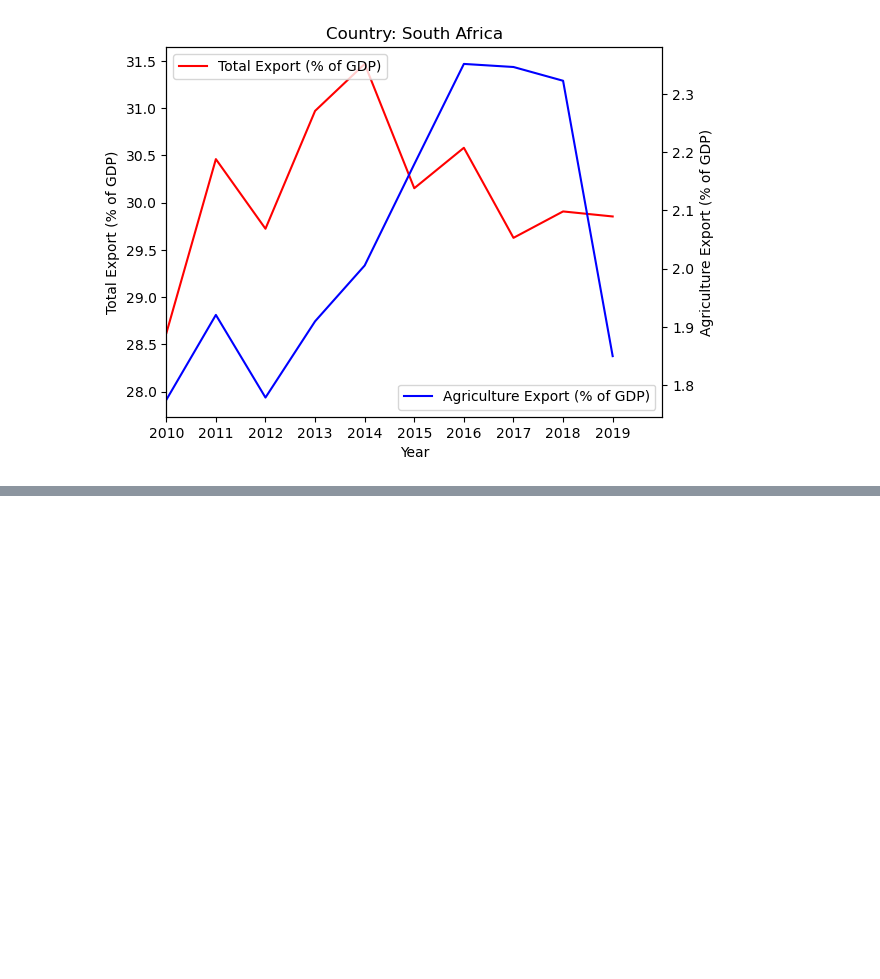
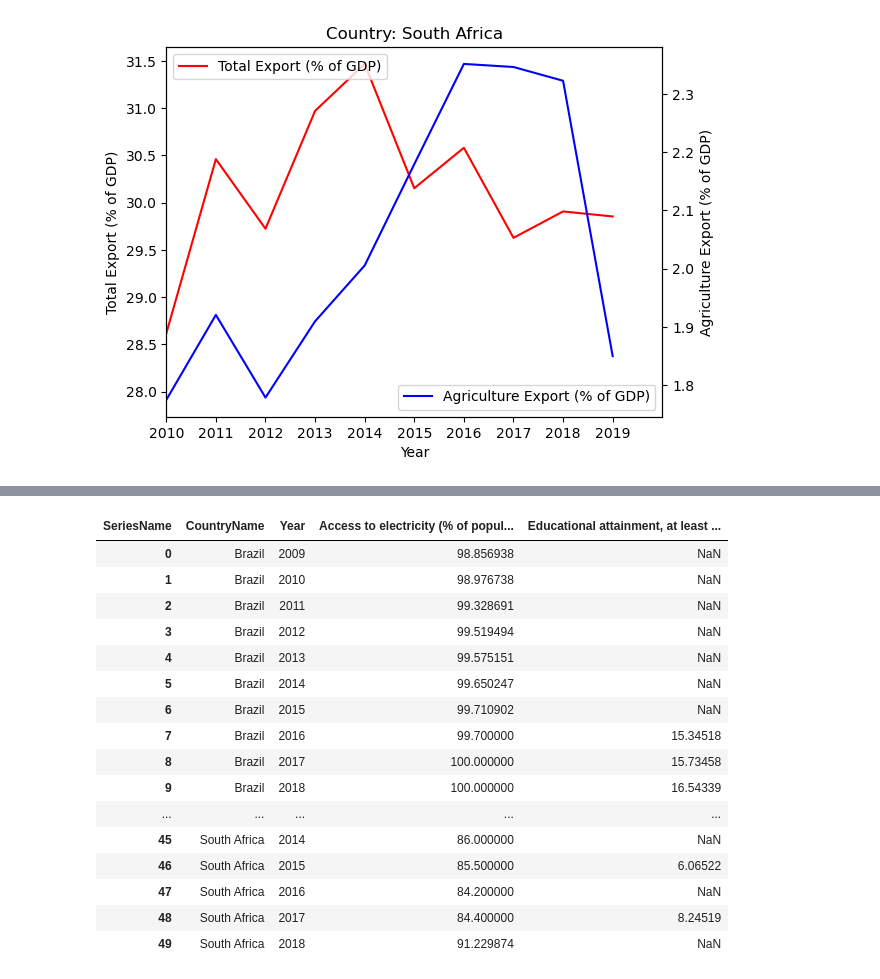
Before and after one commit to SArjaGit/BRICS_Project, a Jupyter notebook: BRICS/Sarath_Master.ipynb, the cells around one changed output, grey strips where cells are left out. Cells and saved outputs as stored; diff of their text form; code cells hidden in the pictures; blank space fills up the shorter version.

```diff
--- a/BRICS/Sarath_Master.ipynb
+++ b/BRICS/Sarath_Master.ipynb
@@ -200,0 +302,24 @@ for country in export_correlation['CountryName'].unique():
+# %%
+#Merge series - Electricity production from renewable sources, excluding hydroelectric (% of total) & Electricity production from hydroelectric sources (% of total) and create a new column
+
+education_correlation = master_brics_Electricity_vs_BachelorsEducation_group.pivot(index=['CountryName', 'Year'], columns="SeriesName", values="Value").reset_index()
+
+education_correlation.head(100)
+# %% [output]
+| SeriesName | CountryName | Year | Access to electricity (% of popul... | Educational attainment, at least ... |
+| 0 | Brazil | 2009 | 98.856938 | NaN |
+| 1 | Brazil | 2010 | 98.976738 | NaN |
+| 2 | Brazil | 2011 | 99.328691 | NaN |
+| 3 | Brazil | 2012 | 99.519494 | NaN |
+| 4 | Brazil | 2013 | 99.575151 | NaN |
+| 5 | Brazil | 2014 | 99.650247 | NaN |
+| 6 | Brazil | 2015 | 99.710902 | NaN |
+| 7 | Brazil | 2016 | 99.700000 | 15.34518 |
+| 8 | Brazil | 2017 | 100.000000 | 15.73458 |
+| 9 | Brazil | 2018 | 100.000000 | 16.54339 |
+| ... | ... | ... | ... | ... |
+| 45 | South Africa | 2014 | 86.000000 | NaN |
+| 46 | South Africa | 2015 | 85.500000 | 6.06522 |
+| 47 | South Africa | 2016 | 84.200000 | NaN |
+| 48 | South Africa | 2017 | 84.400000 | 8.24519 |
+| 49 | South Africa | 2018 | 91.229874 | NaN |
```
Also changed, not shown: parts of 7 cells of this notebook.
